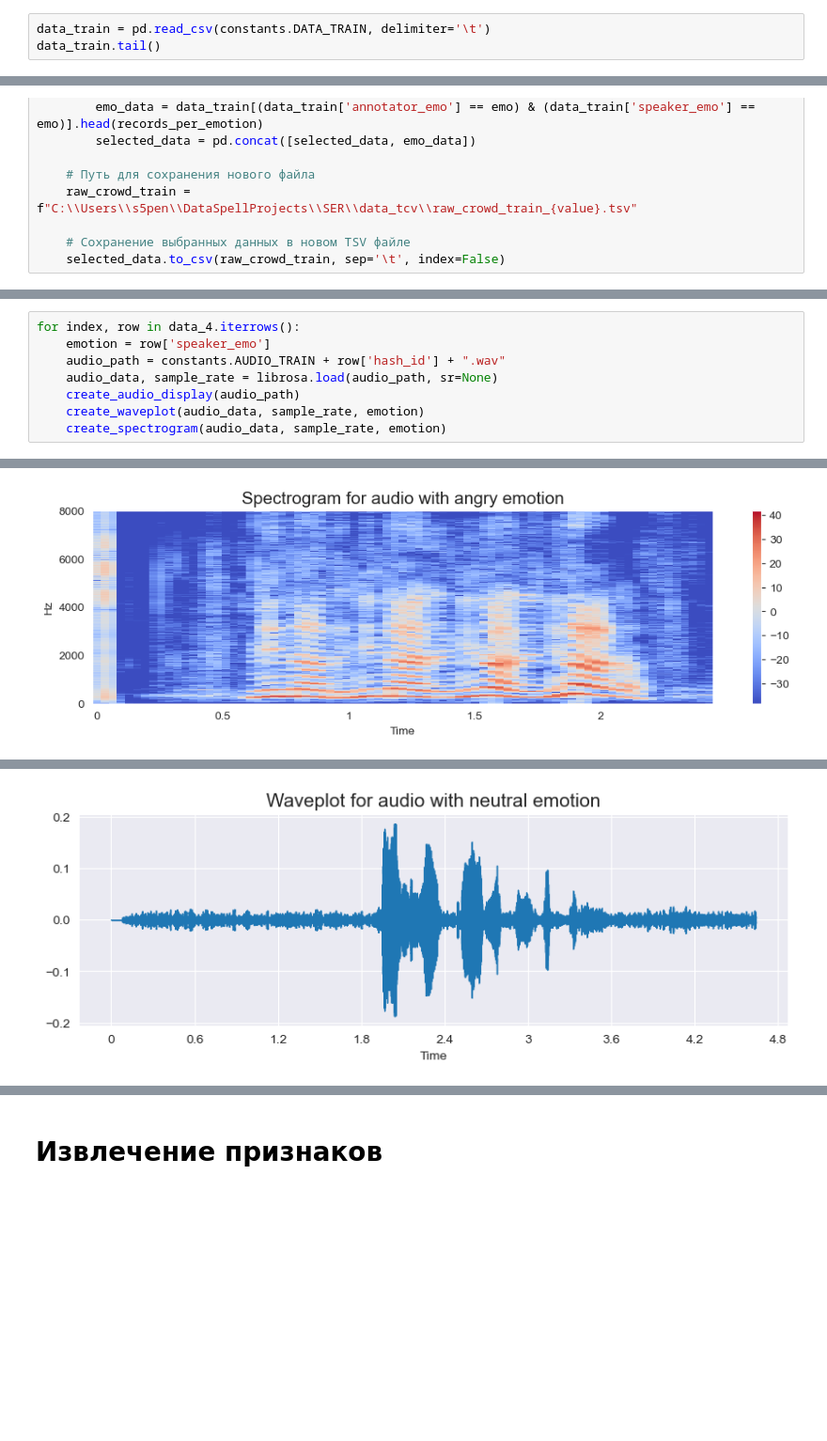
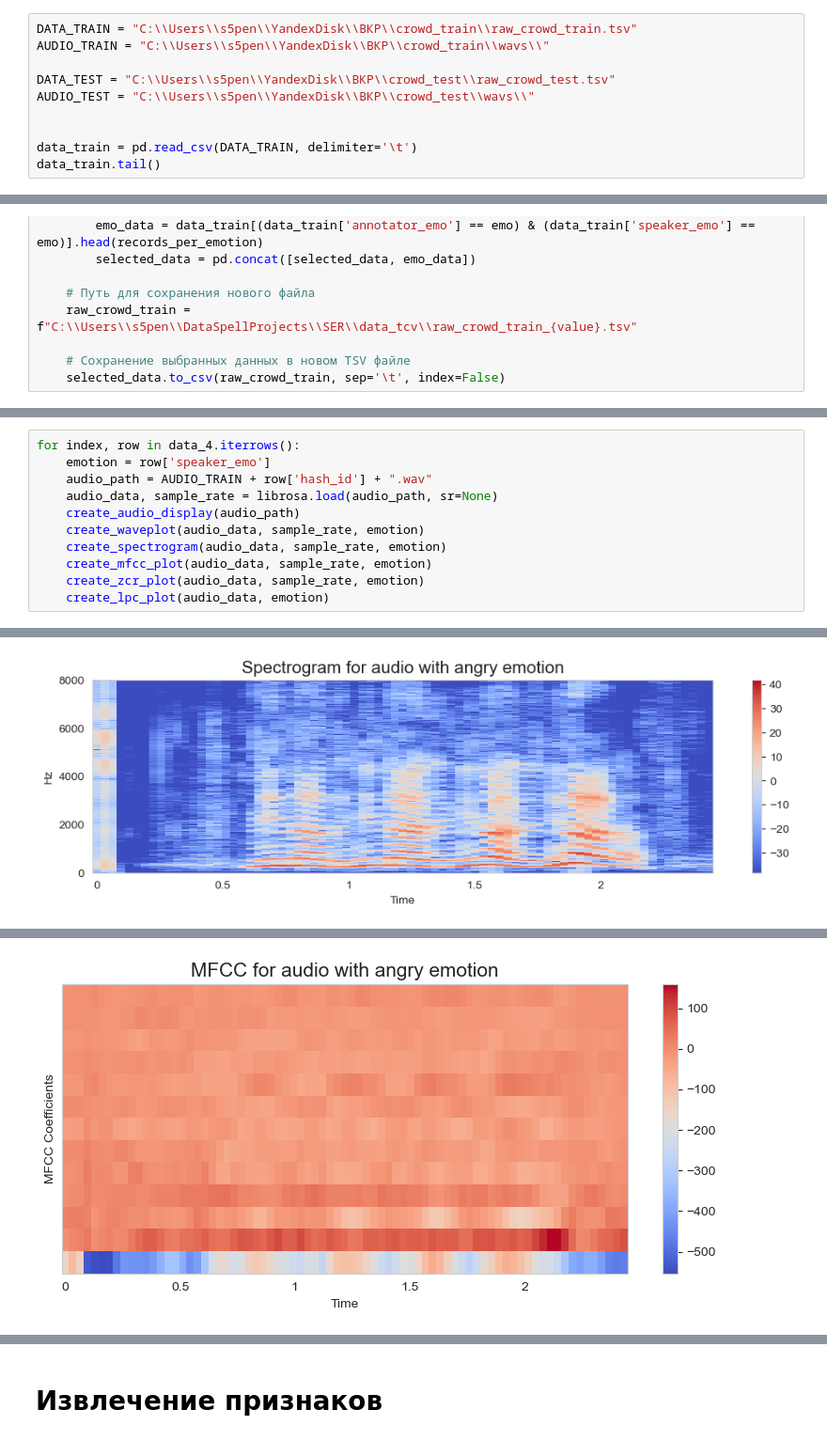
Before and after one commit to SeraphimPentin/SER_fqw, a Jupyter notebook: src/data.ipynb, the cells around one changed output, grey strips where cells are left out. Shown at 94% size. Drawn from its saved outputs; the diff is of its cells as text; blank space fills up the shorter version.

```diff
--- a/src/data.ipynb
+++ b/src/data.ipynb
@@ -11,5 +18,12 @@ import librosa.display
 # %%
-data_train = pd.read_csv(constants.DATA_TRAIN, delimiter='\t')
+DATA_TRAIN = "C:\\Users\\s5pen\\YandexDisk\\ВКР\\crowd_train\\raw_crowd_train.tsv"
+AUDIO_TRAIN = "C:\\Users\\s5pen\\YandexDisk\\ВКР\\crowd_train\\wavs\\"
+
+DATA_TEST = "C:\\Users\\s5pen\\YandexDisk\\ВКР\\crowd_test\\raw_crowd_test.tsv"
+AUDIO_TEST = "C:\\Users\\s5pen\\YandexDisk\\ВКР\\crowd_test\\wavs\\"
+
+
+data_train = pd.read_csv(DATA_TRAIN, delimiter='\t')
 data_train.tail()
 # %% [output]
 |  | hash_id | audio_path | duration | annotator_emo | golden_emo | annotator_id | speaker_text | speaker_emo | ... |
@@ -101,11 +156,14 @@ data_4
 # %%
 for index, row in data_4.iterrows():
     emotion = row['speaker_emo']
-    audio_path = constants.AUDIO_TRAIN + row['hash_id'] + ".wav"
+    audio_path = AUDIO_TRAIN + row['hash_id'] + ".wav"
     audio_data, sample_rate = librosa.load(audio_path, sr=None)
     create_audio_display(audio_path)
     create_waveplot(audio_data, sample_rate, emotion)
     create_spectrogram(audio_data, sample_rate, emotion)
+    create_mfcc_plot(audio_data, sample_rate, emotion)
+    create_zcr_plot(audio_data, sample_rate, emotion)
+    create_lpc_plot(audio_data, emotion)
 # %% [output]
 [interactive output not drawn]
 [figure]
@@ -114 +171 @@ for index, row in data_4.iterrows():
-[figure, old version]
+[figure, new version]
```
Also changed, not shown: parts of 25 cells of this notebook, 1 other file.
